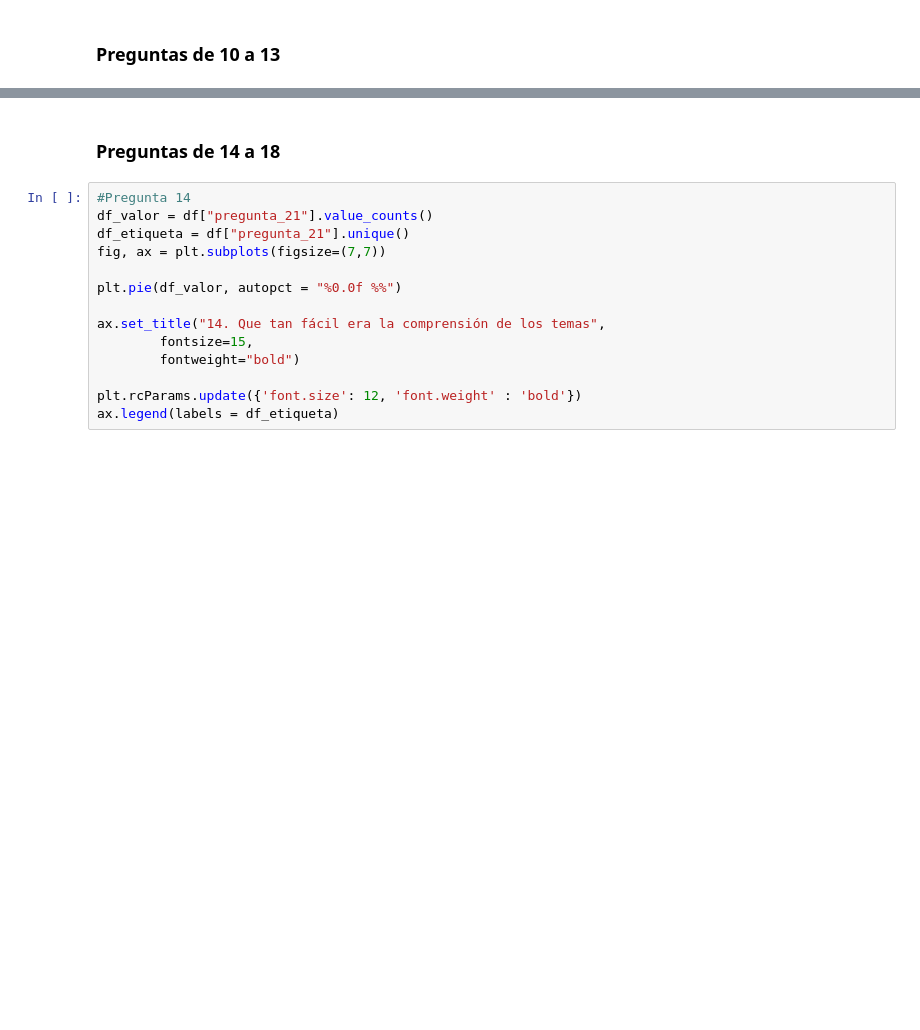
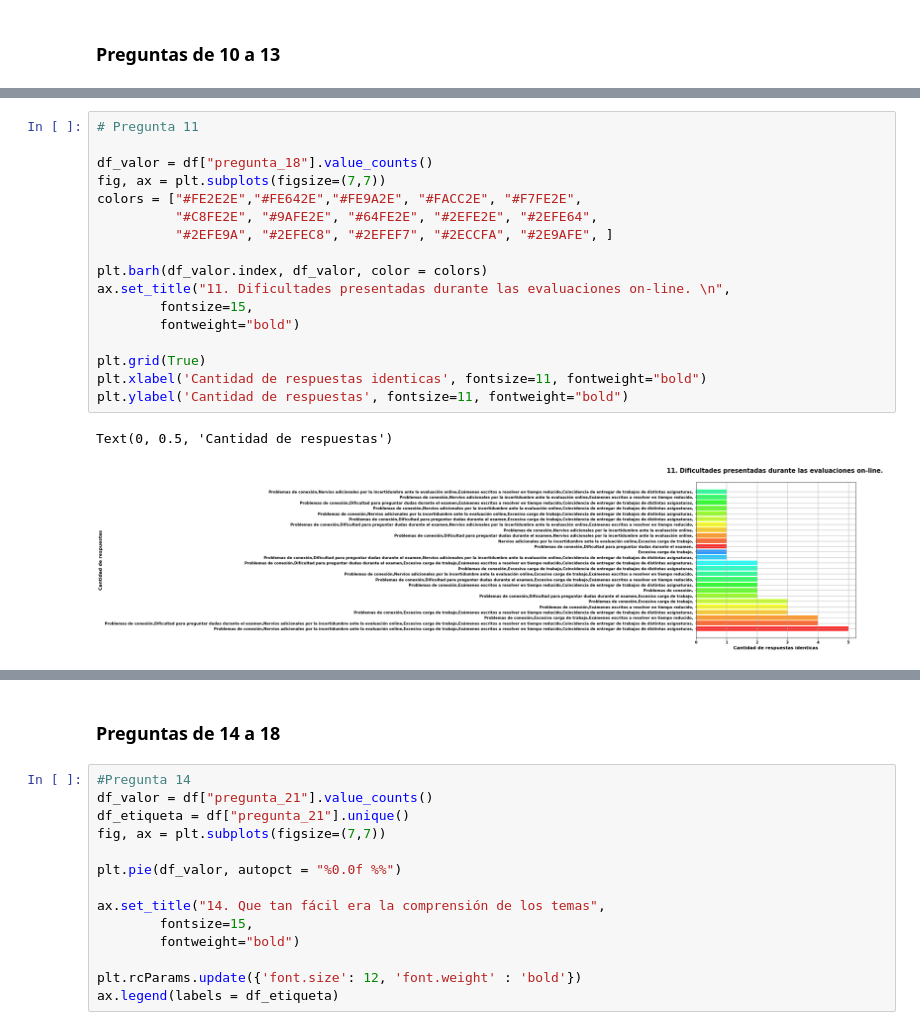
Before and after one commit to rubenramosDev/etl-python, a Jupyter notebook: 3er parcial/Graficas/GraficasIDGS.ipynb, the cells around one changed output, grey strips where cells are left out. Drawn from its saved outputs; the diff is of its cells as text; blank space fills up the shorter version.

```diff
--- a/3er parcial/Graficas/GraficasIDGS.ipynb
+++ b/3er parcial/Graficas/GraficasIDGS.ipynb
@@ -206,0 +232,20 @@ ax.legend()
+# %%
+# Pregunta 11
+
+df_valor = df["pregunta_18"].value_counts()
+fig, ax = plt.subplots(figsize=(7,7))
+colors = ["#FE2E2E","#FE642E","#FE9A2E", "#FACC2E", "#F7FE2E",
+          "#C8FE2E", "#9AFE2E", "#64FE2E", "#2EFE2E", "#2EFE64",
+          "#2EFE9A", "#2EFEC8", "#2EFEF7", "#2ECCFA", "#2E9AFE", ]
+
+plt.barh(df_valor.index, df_valor, color = colors)
+ax.set_title("11. Dificultades presentadas durante las evaluaciones on-line. \n",
+        fontsize=15,
+        fontweight="bold")
+
+plt.grid(True)
+plt.xlabel('Cantidad de respuestas identicas', fontsize=11, fontweight="bold")
+plt.ylabel('Cantidad de respuestas', fontsize=11, fontweight="bold")
+# %% [output]
+Text(0, 0.5, 'Cantidad de respuestas')
+[figure, added]
```
Also changed, not shown: parts of 6 cells of this notebook, 1 other file.
